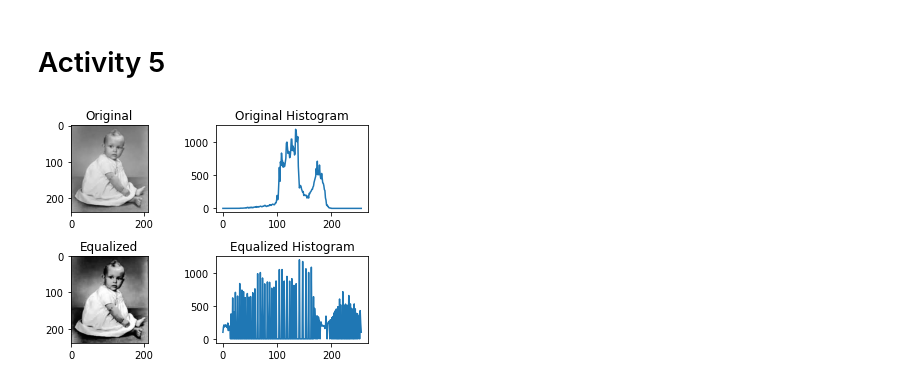
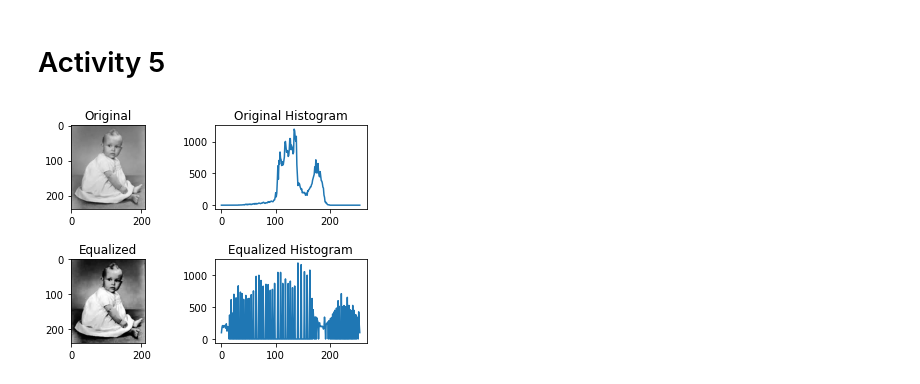
Before and after one commit to riadh26/Image-Processing-Course, a Jupyter notebook: Exam/Exam.ipynb, the cells around one changed output. Cells and saved outputs as stored; diff of their text form; code cells hidden in the pictures.

```diff
--- a/Exam/Exam.ipynb
+++ b/Exam/Exam.ipynb
@@ -102,24 +103,24 @@ plt.show()
 # %% [markdown]
 # Activity 5
 # %%
-bebe = cv2.imread("bebe.jpg", cv2.IMREAD_GRAYSCALE)
+bebe = cv2.imread("../resources/bebe.jpg", cv2.IMREAD_GRAYSCALE)
 
 bebe_histogram = cv2.calcHist([bebe], [0], None, [256], [0, 256])
 
 equalized_bebe = cv2.equalizeHist(bebe)
 equalized_bebe_histogram = cv2.calcHist([equalized_bebe], [0], None, [256], [0, 256])
 
 
 figure, axes = plt.subplots(2, 2)
 axes[0][0].set_title("Original")
 axes[0][0].imshow(bebe, cmap='gray')
 axes[0][1].set_title("Original Histogram")
 axes[0][1].plot(bebe_histogram)
 axes[1][0].set_title("Equalized")
 axes[1][0].imshow(equalized_bebe, cmap='gray')
 axes[1][1].set_title("Equalized Histogram")
 axes[1][1].plot(equalized_bebe_histogram)
-plt.subplots_adjust(hspace=.5)
+plt.subplots_adjust(hspace=.6)
 plt.show()
 # %% [output]
-[figure, old version]
+[figure, new version]
```
Also changed, not shown: parts of 5 cells of this notebook.
